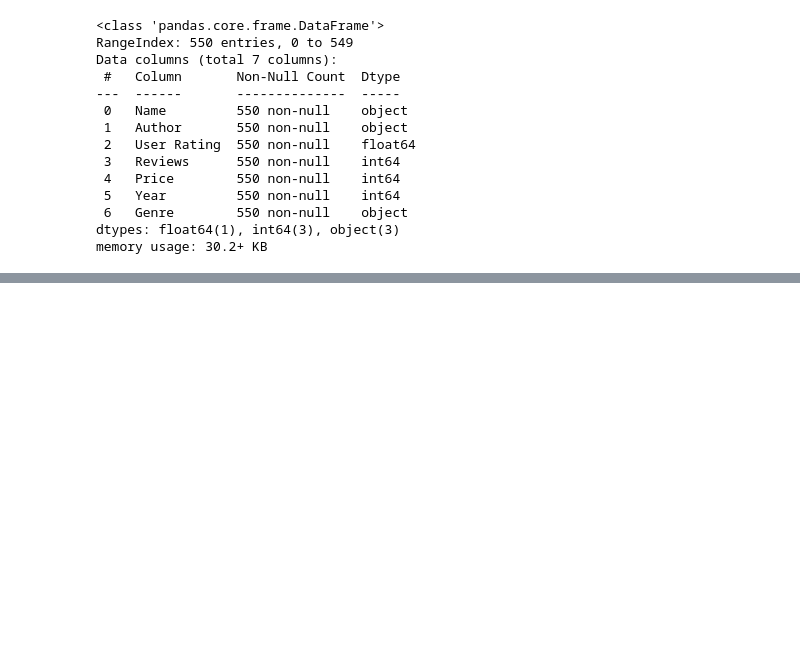
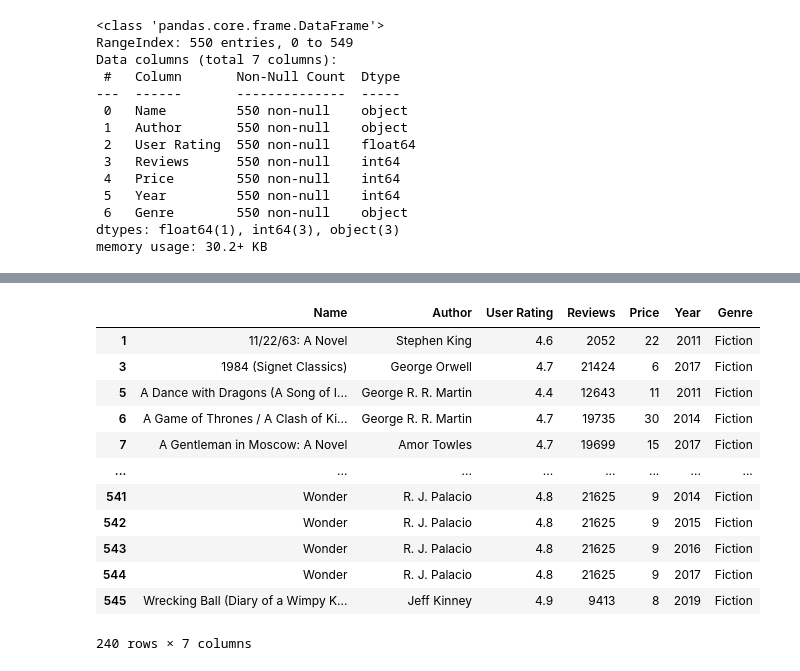
Before and after one commit to kkmimms/Amazon-Top-50-Bestselling-Books-from-2009-2019, a Jupyter notebook: Code Louisville Final Project.ipynb, the cells around one changed output, grey strips where cells are left out. Drawn from its saved outputs; the diff is of its cells as text; code cells hidden in the pictures; blank space fills up the shorter version.

```diff
--- a/Code Louisville Final Project.ipynb
+++ b/Code Louisville Final Project.ipynb
@@ -95,0 +114,2 @@ memory usage: 30.2+ KB
+# %%
+data = pd.read_csv("bestsellers_with_categories.csv")
@@ -95,0 +132,18 @@ memory usage: 30.2+ KB
+# %%
+fiction = data[data.Genre == 'Fiction']
+# %%
+fiction
+# %% [output]
+|  | Name | Author | User Rating | Reviews | Price | Year | Genre |
+| 1 | 11/22/63: A Novel | Stephen King | 4.6 | 2052 | 22 | 2011 | Fiction |
+| 3 | 1984 (Signet Classics) | George Orwell | 4.7 | 21424 | 6 | 2017 | Fiction |
+| 5 | A Dance with Dragons (A Song of I... | George R. R. Martin | 4.4 | 12643 | 11 | 2011 | Fiction |
+| 6 | A Game of Thrones / A Clash of Ki... | George R. R. Martin | 4.7 | 19735 | 30 | 2014 | Fiction |
+| 7 | A Gentleman in Moscow: A Novel | Amor Towles | 4.7 | 19699 | 15 | 2017 | Fiction |
+| ... | ... | ... | ... | ... | ... | ... | ... |
+| 541 | Wonder | R. J. Palacio | 4.8 | 21625 | 9 | 2014 | Fiction |
+| 542 | Wonder | R. J. Palacio | 4.8 | 21625 | 9 | 2015 | Fiction |
+| 543 | Wonder | R. J. Palacio | 4.8 | 21625 | 9 | 2016 | Fiction |
+| 544 | Wonder | R. J. Palacio | 4.8 | 21625 | 9 | 2017 | Fiction |
+| 545 | Wrecking Ball (Diary of a Wimpy K... | Jeff Kinney | 4.9 | 9413 | 8 | 2019 | Fiction |
+240 rows × 7 columns
```
Also changed, not shown: parts of 16 cells of this notebook.
